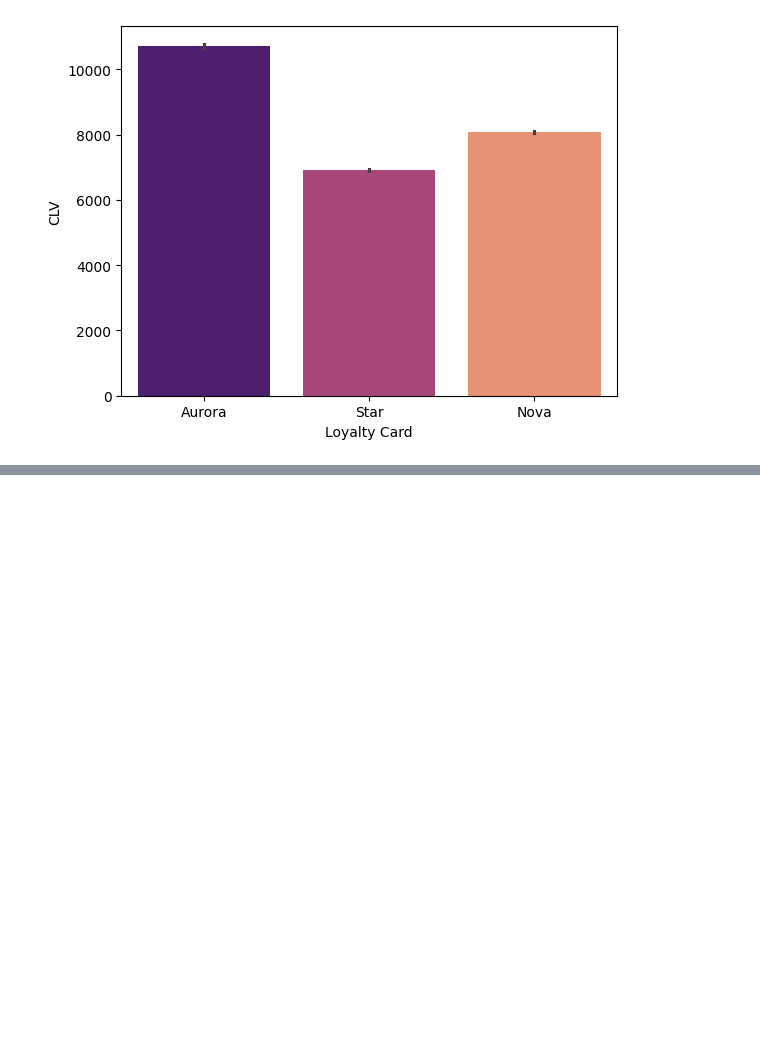
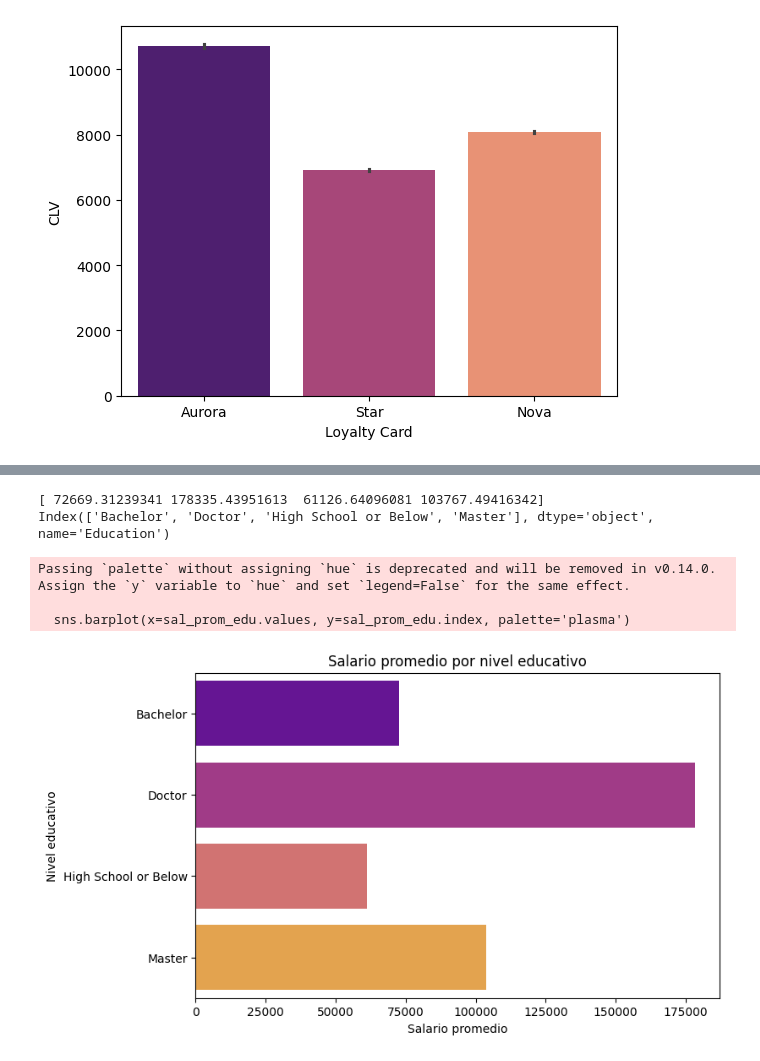
Before and after one commit to Adalab/bda-modulo-3-evaluacion-final-isamanero, a Jupyter notebook: EDA.ipynb, the cells around one changed output, grey strips where cells are left out. Cells and saved outputs as stored; diff of their text form; code cells hidden in the pictures; blank space fills up the shorter version.

```diff
--- a/EDA.ipynb
+++ b/EDA.ipynb
@@ -462,2 +478,11 @@ plt.show()
 # %%
 #4.¿Cómo se compara el salario promedio entre los diferentes niveles educativos de los clientes?
+
+# Calculamos el salario promedio, por nivel educativo, utilizando un group by
+
+sal_prom_edu= df_airline.groupby('Education')['Salary'].mean()
+print(sal_prom_edu.values)
+print(sal_prom_edu.index)
+# %% [output]
+[ 72669.31239341 178335.43951613  61126.64096081 103767.49416342]
+Index(['Bachelor', 'Doctor', 'High School or Below', 'Master'], dtype='object', name='Education')
@@ -467,0 +489,15 @@ plt.show()
+# %%
+# Crear el gráfico de barras con el salario en el eje X y los niveles educativos en el eje Y
+plt.figure(figsize=(8, 5))
+sns.barplot(x=sal_prom_edu.values, y=sal_prom_edu.index, palette='plasma')
+
+# Configuración del gráfico
+plt.title('Salario promedio por nivel educativo')
+plt.xlabel('Salario promedio')
+plt.ylabel('Nivel educativo')
+plt.show()
+# %% [output]
+Passing `palette` without assigning `hue` is deprecated and will be removed in v0.14.0. Assign the `y` variable to `hue` and set `legend=False` for the same effect.
+
+  sns.barplot(x=sal_prom_edu.values, y=sal_prom_edu.index, palette='plasma')
+[figure, added]
```
Also changed, not shown: parts of 15 cells of this notebook.
